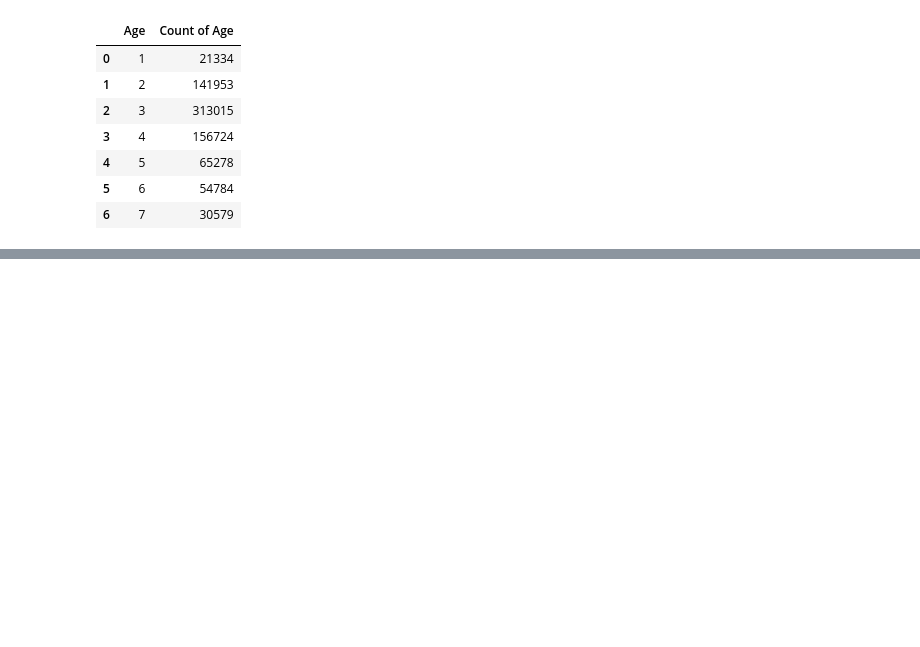
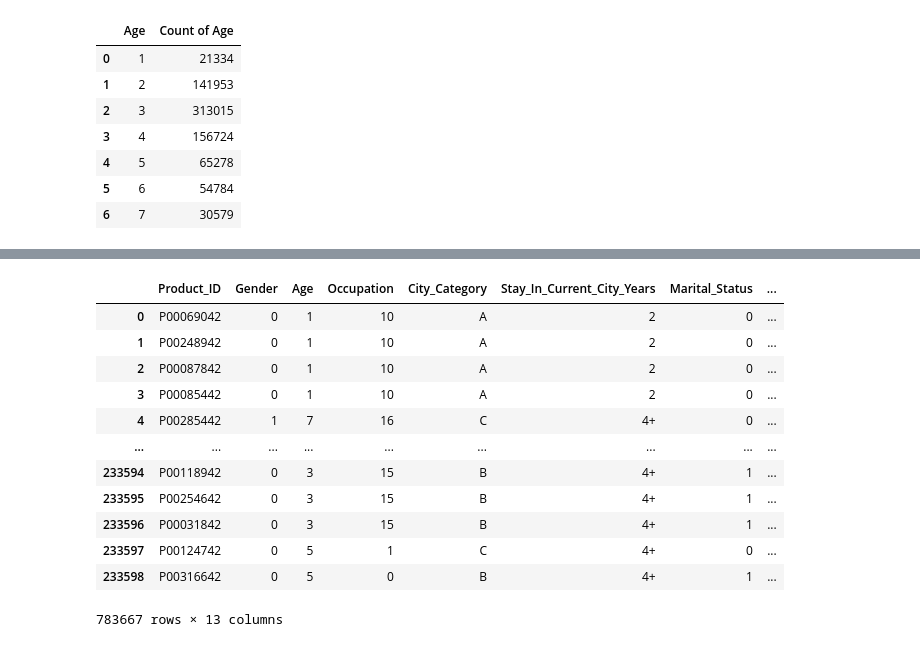
Before and after one commit to ravi0dubey/EDA, a Jupyter notebook: Black Friday Dataset Exploratory Data Analysis and Feature Engineering.ipynb, the cells around one changed output, grey strips where cells are left out. Drawn from its saved outputs; the diff is of its cells as text; code cells hidden in the pictures; blank space fills up the shorter version.

```diff
--- a/Black Friday Dataset Exploratory Data Analysis and Feature Engineering.ipynb
+++ b/Black Friday Dataset Exploratory Data Analysis and Feature Engineering.ipynb
@@ -216,3 +200,15 @@ pd.get_dummies(df_bf_final['Age'])
 | 233597 | 0 | 0 | 0 | 1 | 0 | 0 |
 | 233598 | 0 | 0 | 0 | 1 | 0 | 0 |
 783667 rows × 6 columns
+# %%
+# we can use below label encoding
+# but not this time as i want to go ahead with my label encoding
+
+from sklearn import preprocessing
+#label_encoder object knows how to understand word labels
+label_encoder = preprocessing.LabelEncoder()
+
+#Encode labels in column 'species'
+
+df_bf_final['Age'] = label_encoder.fit_transform(df_bf_final['Age'])
+df_bf_final['Age'].unique()
@@ -242,0 +243,3 @@ df_bf_final.groupby(['Age']).size().reset_index().rename(columns={0:'Count of Ag
+# %%
+df_city= pd.get_dummies(df_bf_final['City_Category'],drop_first=True)
+df_city
@@ -242,0 +260,17 @@ df_bf_final.groupby(['Age']).size().reset_index().rename(columns={0:'Count of Ag
+# %%
+df_bf_final = pd.concat([df_bf_final,df_city],axis=1)
+df_bf_final
+# %% [output]
+|  | Product_ID | Gender | Age | Occupation | City_Category | Stay_In_Current_City_Years | Marital_Status | ... |
+| 0 | P00069042 | 0 | 1 | 10 | A | 2 | 0 | ... |
+| 1 | P00248942 | 0 | 1 | 10 | A | 2 | 0 | ... |
+| 2 | P00087842 | 0 | 1 | 10 | A | 2 | 0 | ... |
+| 3 | P00085442 | 0 | 1 | 10 | A | 2 | 0 | ... |
+| 4 | P00285442 | 1 | 7 | 16 | C | 4+ | 0 | ... |
+| ... | ... | ... | ... | ... | ... | ... | ... | ... |
+| 233594 | P00118942 | 0 | 3 | 15 | B | 4+ | 1 | ... |
+| 233595 | P00254642 | 0 | 3 | 15 | B | 4+ | 1 | ... |
+| 233596 | P00031842 | 0 | 3 | 15 | B | 4+ | 1 | ... |
+| 233597 | P00124742 | 0 | 5 | 1 | C | 4+ | 0 | ... |
+| 233598 | P00316642 | 0 | 5 | 0 | B | 4+ | 1 | ... |
+783667 rows × 13 columns
```
Also changed, not shown: parts of 17 cells of this notebook.
